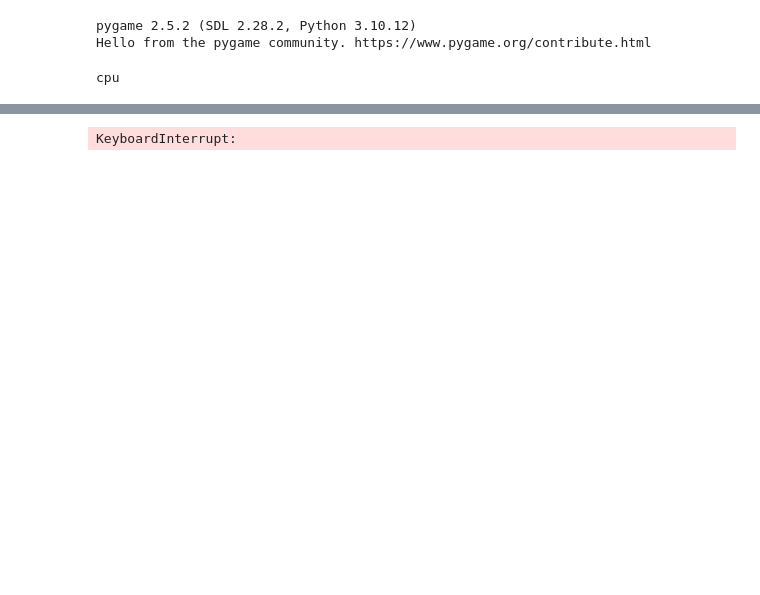
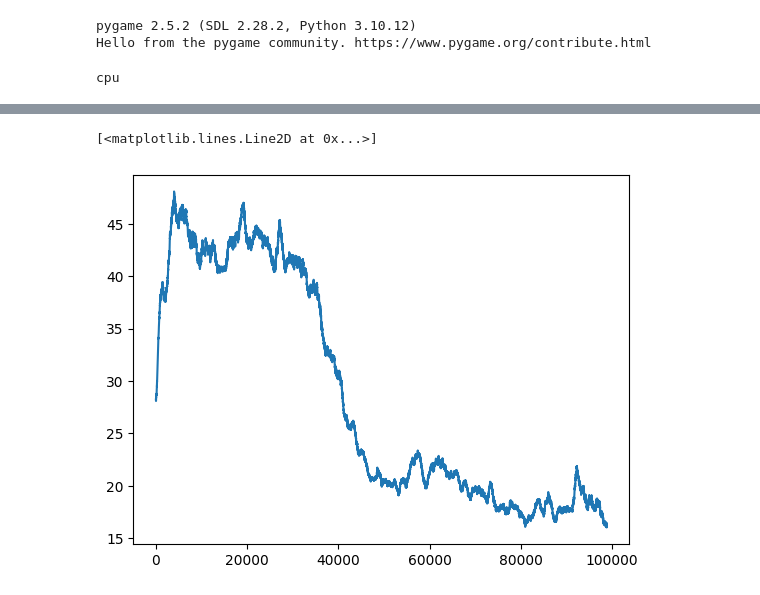
Before and after one commit to na-trium-144/pumila, a Jupyter notebook: notebook/pumila14.ipynb, the cells around one changed output, grey strips where cells are left out. Saved outputs shown, nothing was run; the diff lists cells and outputs as text; code cells hidden in the pictures; blank space fills up the shorter version.

Commit message:
pumila14 学習はできた

```diff
--- a/notebook/pumila14.ipynb
+++ b/notebook/pumila14.ipynb
@@ -77,18 +108,27 @@ torch.save(learning.policy_net, "pumila14.pt")
+# %%
+plt.plot(np.convolve(np.array(diffs), np.ones(1000) / 1000, mode="valid"))
+# %% [output]
+[<matplotlib.lines.Line2D at 0x...>]
+[figure, added]
 # %%
 win = pumila.Window()
 sim = pumila.GameSim()
 win.set_sim([(sim, False)])
 # %%
 import time
+put_done = False
 while True:
     time.sleep(0.016)
     if sim.phase_get() == pumila.GameSim.PhaseEnum.free:
-        step, feat = learning.get_step(sim)
-        action = learning.select_action(feat, 0)
-        sim.soft_put(pumila.actions[action])
+        if not put_done:
+            data = learning.get_step(sim)
+            action = learning.select_action(data, 0)
+            sim.soft_put(pumila.actions[action])
+            # print(data.feat[action, 6*13*4*2:])
+            put_done = True
+    else:
+        put_done = False
     sim.step()
     win.step()
-# %% [output]
-KeyboardInterrupt:
 # %%
 sim.reset()
```
Also changed, not shown: parts of 9 cells of this notebook, 1 other file.
